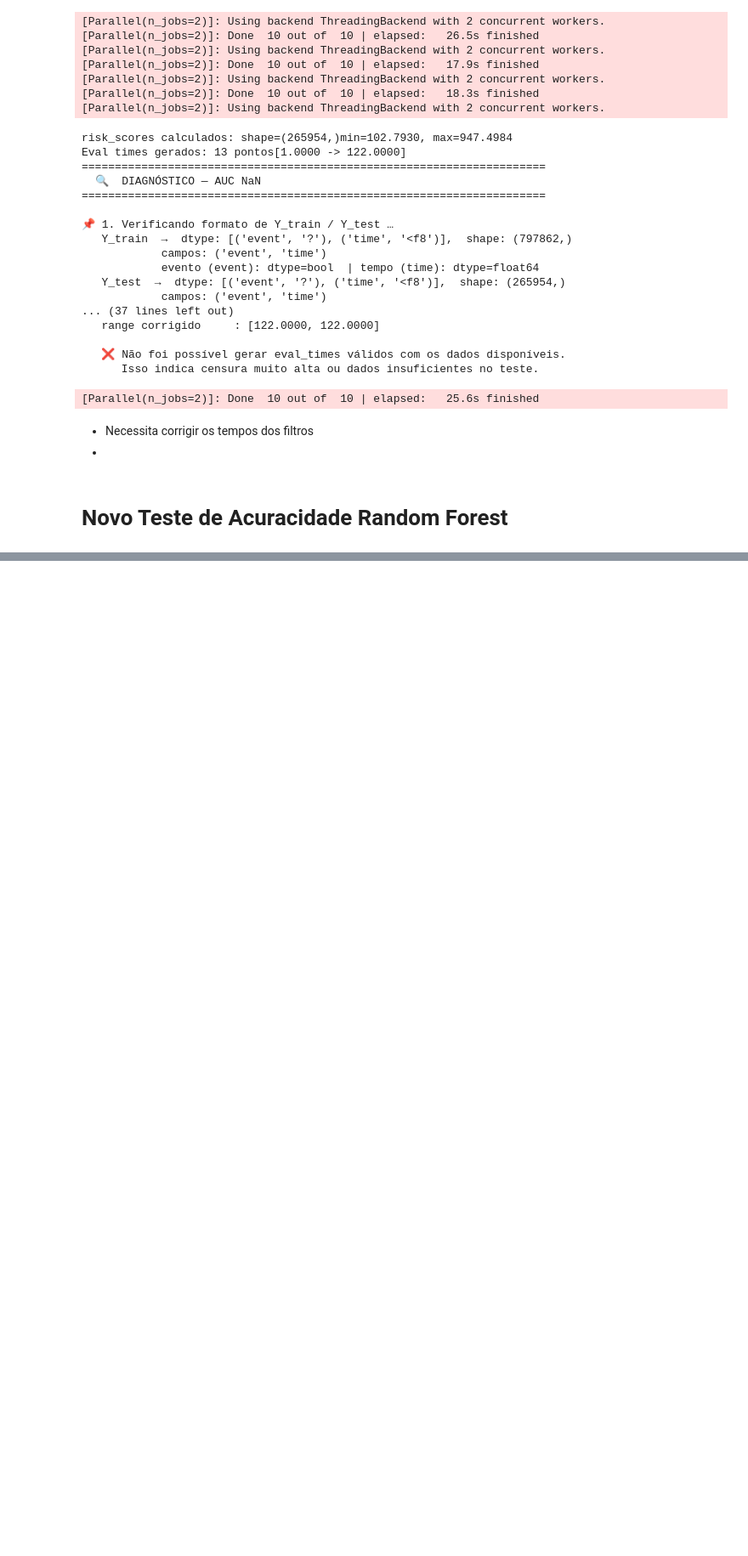
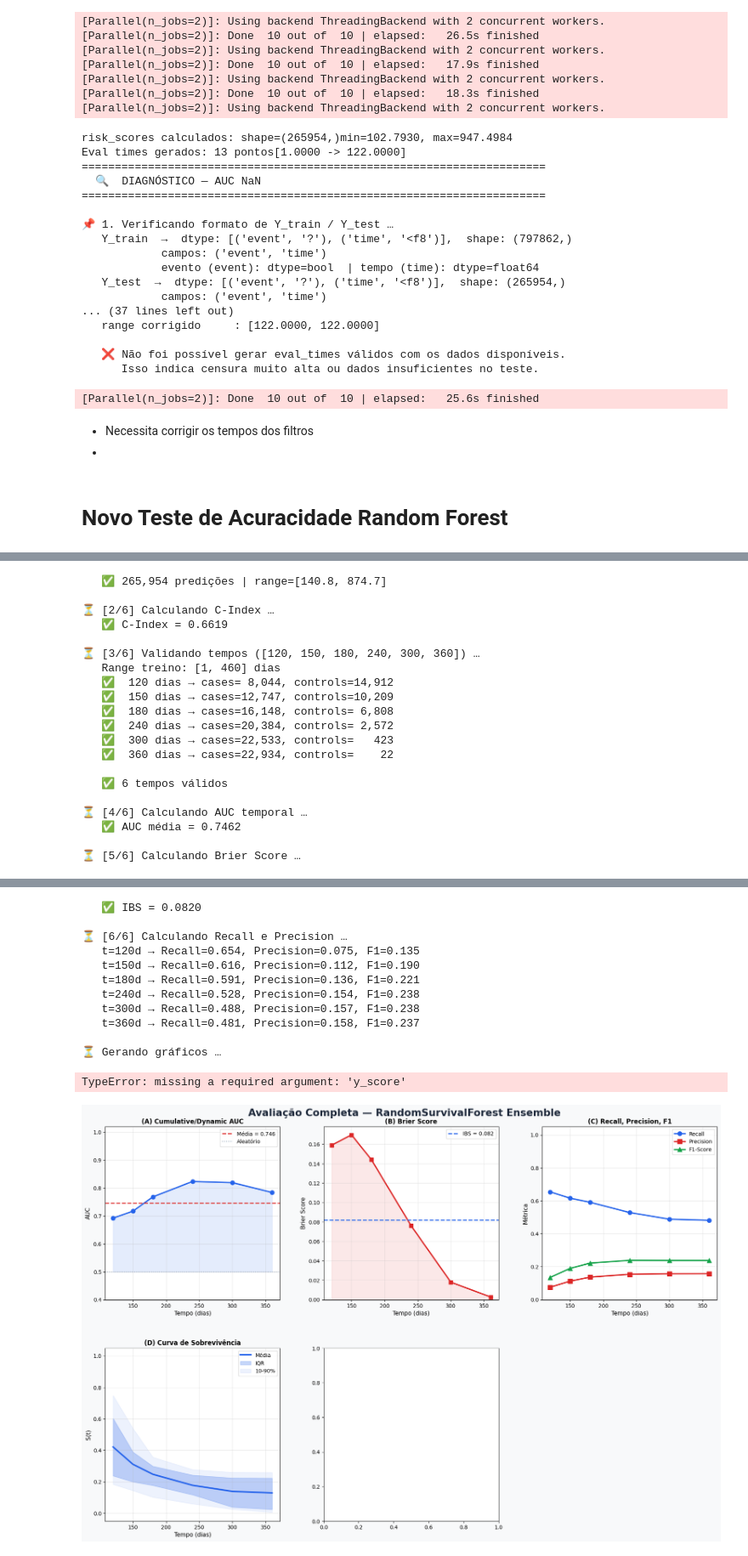
Before and after one commit to GilliardMorandim/mba-tcc-usp-inadimplencia, a Jupyter notebook: analise_sobrevivencia.ipynb, the cells around one changed output, grey strips where cells are left out. Shown at 85% size. Saved outputs shown, nothing was run; the diff lists cells and outputs as text; code cells hidden in the pictures; blank space fills up the shorter version.

```diff
--- a/analise_sobrevivencia.ipynb
+++ b/analise_sobrevivencia.ipynb
@@ -3577,7 +3577,7 @@ def train_rfs_with_chunk_sampling(X_train, Y_train, chunk_size=200000, n_trees=1
 # =============================================================================
 
 def train_ensemble_rfs_chunks(X_train, Y_train, chunk_size=250000,
-                             n_models=4, trees_per_model=10):
+                             n_models=4, trees_per_model=250):
     """
     MELHOR ESTRATÉGIA: Treina múltiplos modelos em chunks diferentes
     e faz ensemble das predições
@@ -5089,0 +5505,9 @@ resultados = avaliar_ensemble_tempos_customizados(
+# %%
+resultados_completos = avaliar_ensemble_completo(
+     ensemble_models=ensemble_models,
+     X_test=X_test,
+     Y_test=Y_test,
+     Y_train=Y_train,
+     tempos_desejados=[120, 150, 180, 240, 300, 360],
+ )
+# %% [output]
@@ -5089,0 +5536,20 @@ resultados = avaliar_ensemble_tempos_customizados(
+   ✅ 265,954 predições | range=[140.8, 874.7]
+
+⏳ [2/6] Calculando C-Index …
+   ✅ C-Index = 0.6619
+
+⏳ [3/6] Validando tempos ([120, 150, 180, 240, 300, 360]) …
+   Range treino: [1, 460] dias
+   ✅  120 dias → cases= 8,044, controls=14,912
+   ✅  150 dias → cases=12,747, controls=10,209
+   ✅  180 dias → cases=16,148, controls= 6,808
+   ✅  240 dias → cases=20,384, controls= 2,572
+   ✅  300 dias → cases=22,533, controls=   423
+   ✅  360 dias → cases=22,934, controls=    22
+
+   ✅ 6 tempos válidos
+
+⏳ [4/6] Calculando AUC temporal …
+   ✅ AUC média = 0.7462
+
+⏳ [5/6] Calculando Brier Score …
@@ -5090 +5573,14 @@ resultados = avaliar_ensemble_tempos_customizados(
+   ✅ IBS = 0.0820
+
+⏳ [6/6] Calculando Recall e Precision …
+   t=120d → Recall=0.654, Precision=0.075, F1=0.135
+   t=150d → Recall=0.616, Precision=0.112, F1=0.190
+   t=180d → Recall=0.591, Precision=0.136, F1=0.221
+   t=240d → Recall=0.528, Precision=0.154, F1=0.238
+   t=300d → Recall=0.488, Precision=0.157, F1=0.238
+   t=360d → Recall=0.481, Precision=0.158, F1=0.237
+
+⏳ Gerando gráficos …
+TypeError: missing a required argument: 'y_score'
+[figure, added]
 # %% [markdown]
```
Also changed, not shown: parts of 11 cells of this notebook.
